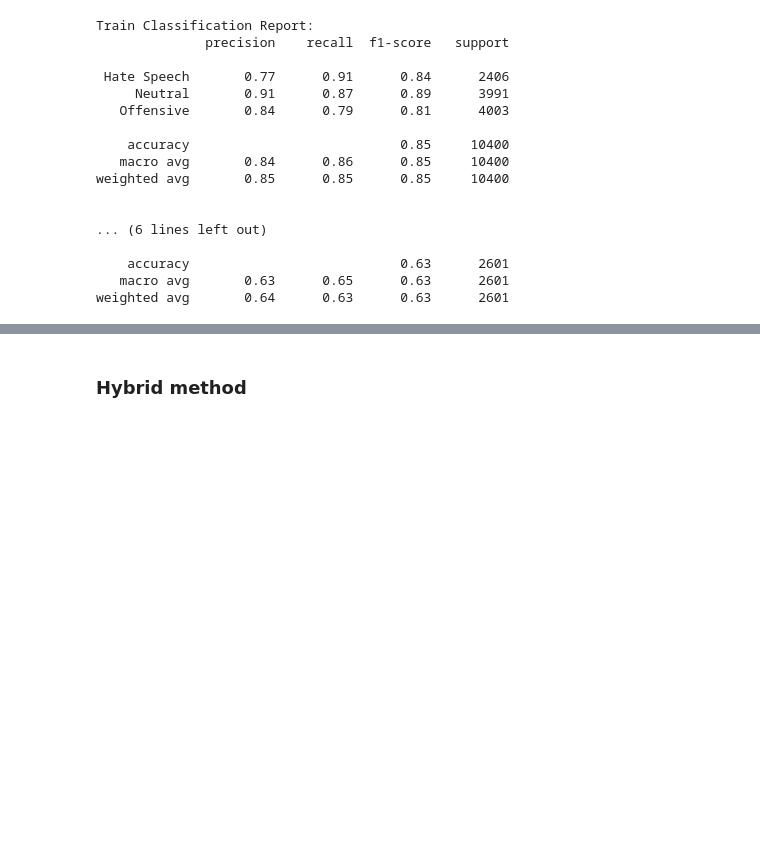
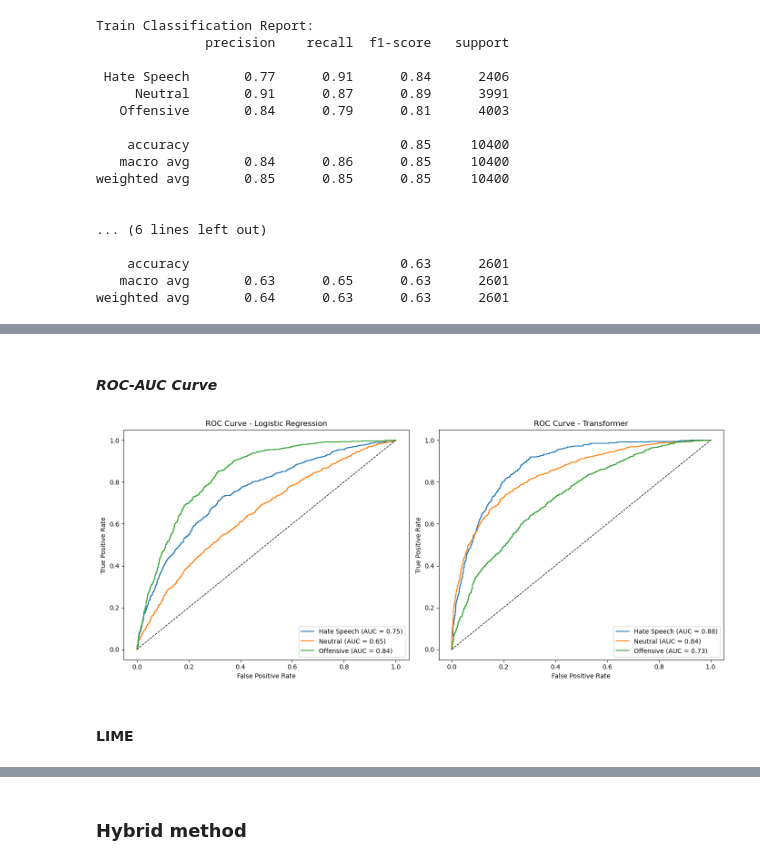
Before and after one commit to kev-analytic/Hate-Speech-and-Offensive-Content-Detection, a Jupyter notebook: index.ipynb, the cells around one changed output, grey strips where cells are left out. Drawn from its saved outputs; the diff is of its cells as text; code cells hidden in the pictures; blank space fills up the shorter version.

```diff
--- a/index.ipynb
+++ b/index.ipynb
@@ -913,0 +992,54 @@ weighted avg       0.64      0.63      0.63      2601
+# %% [markdown]
+#### *ROC-AUC Curve*
+# %%
+import matplotlib.pyplot as plt
+from sklearn.preprocessing import label_binarize
+from sklearn.metrics import roc_curve, auc
+import numpy as np
+
+# --- Step 1: Prepare labels ---
+classes = list(label2id.keys())
+n_classes = len(classes)
+
+# Binarize the true labels for ROC
+y_test_bin = label_binarize(y_test, classes=range(n_classes))
+test_labels_bin = label_binarize(test_labels, classes=range(n_classes))
+
+# --- Step 2: Get probability scores ---
+# Logistic Regression probabilities
+y_score_lr = best_model_lr.predict_proba(X_test)
+
+# Transformer probabilities (apply softmax to logits)
+y_score_trans = torch.softmax(torch.tensor(test_preds.predictions), dim=1).numpy()
+
+# --- Step 3: Plot side-by-side ---
+fig, axes = plt.subplots(1, 2, figsize=(14, 6))
+
+# Logistic Regression ROC curves
+for i in range(n_classes):
+    fpr, tpr, _ = roc_curve(y_test_bin[:, i], y_score_lr[:, i])
+    roc_auc = auc(fpr, tpr)
+    axes[0].plot(fpr, tpr, label=f"{classes[i]} (AUC = {roc_auc:.2f})")
+axes[0].plot([0, 1], [0, 1], 'k--', lw=1)
+axes[0].set_title("ROC Curve - Logistic Regression")
+axes[0].set_xlabel("False Positive Rate")
+axes[0].set_ylabel("True Positive Rate")
+axes[0].legend()
+
+# Transformer ROC curves
+for i in range(n_classes):
+    fpr, tpr, _ = roc_curve(test_labels_bin[:, i], y_score_trans[:, i])
+    roc_auc = auc(fpr, tpr)
+    axes[1].plot(fpr, tpr, label=f"{classes[i]} (AUC = {roc_auc:.2f})")
+axes[1].plot([0, 1], [0, 1], 'k--', lw=1)
+axes[1].set_title("ROC Curve - Transformer")
+axes[1].set_xlabel("False Positive Rate")
+axes[1].set_ylabel("True Positive Rate")
+axes[1].legend()
+
+plt.tight_layout()
+plt.show()
+# %% [output]
+[figure, added]
+# %% [markdown]
+#### **LIME**
```
Also changed, not shown: parts of 18 cells of this notebook.
